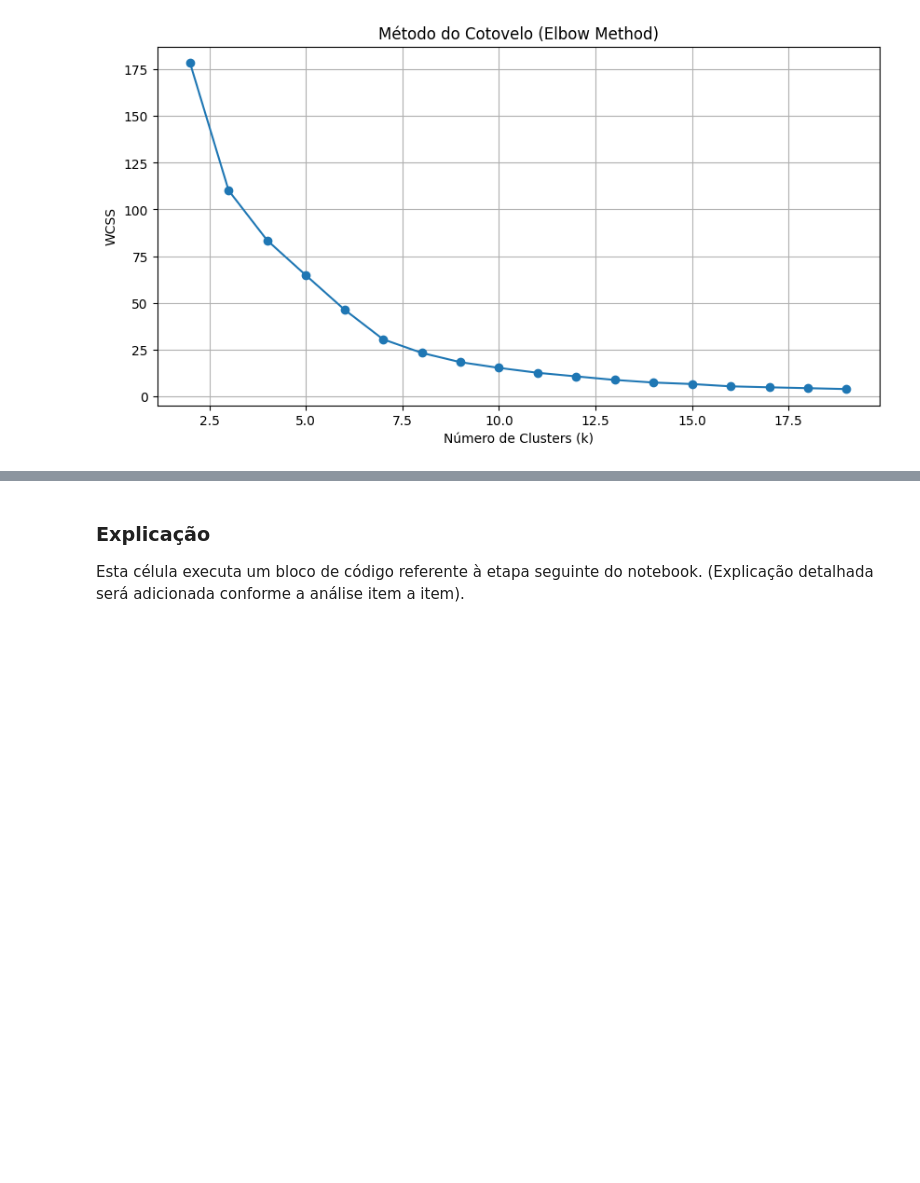
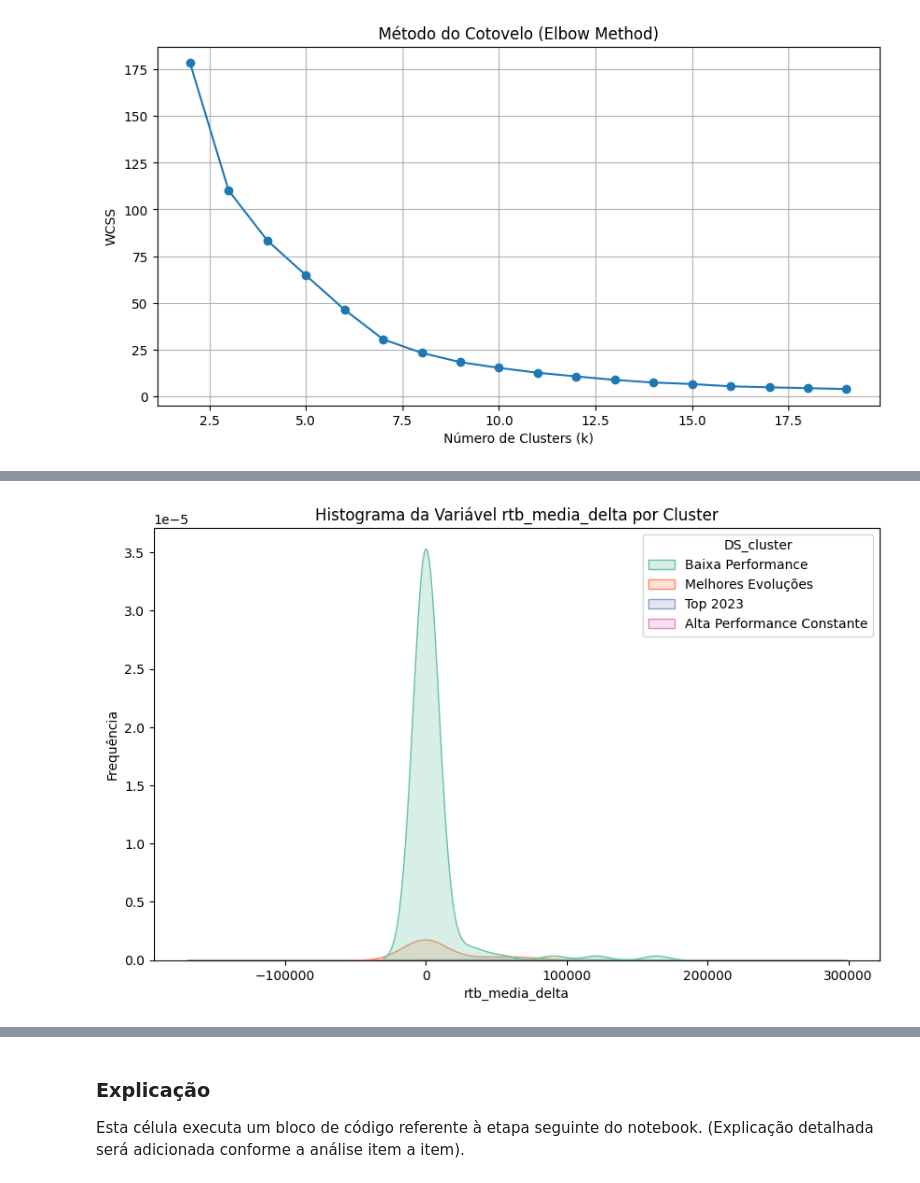
Before and after one commit to PadawanXXVI/kmeans-3d-cluster, a Jupyter notebook: distribuicao-renda.ipynb, the cells around one changed output, grey strips where cells are left out. Drawn from its saved outputs; the diff is of its cells as text; code cells hidden in the pictures; blank space fills up the shorter version.

```diff
--- a/distribuicao-renda.ipynb
+++ b/distribuicao-renda.ipynb
@@ -1521,0 +1677,9 @@ Esta célula executa um bloco de código referente à etapa seguinte do notebook
+# %%
+plt.figure(figsize=(10, 6))
+Var = 'rtb_media_delta'  # escolha a variável de interesse
+sns.kdeplot(data=dadosPadronizadaCluster, x=Var, hue='DS_cluster', fill=True, palette='Set2')
+plt.title(f'Histograma da Variável {Var} por Cluster')
+plt.xlabel(Var)
+plt.ylabel('Frequência')
+plt.show()
+# %% [output]
@@ -1521,0 +1687 @@ Esta célula executa um bloco de código referente à etapa seguinte do notebook
+[figure, added]
```
Also changed, not shown: parts of 68 cells of this notebook, 1 other file.
